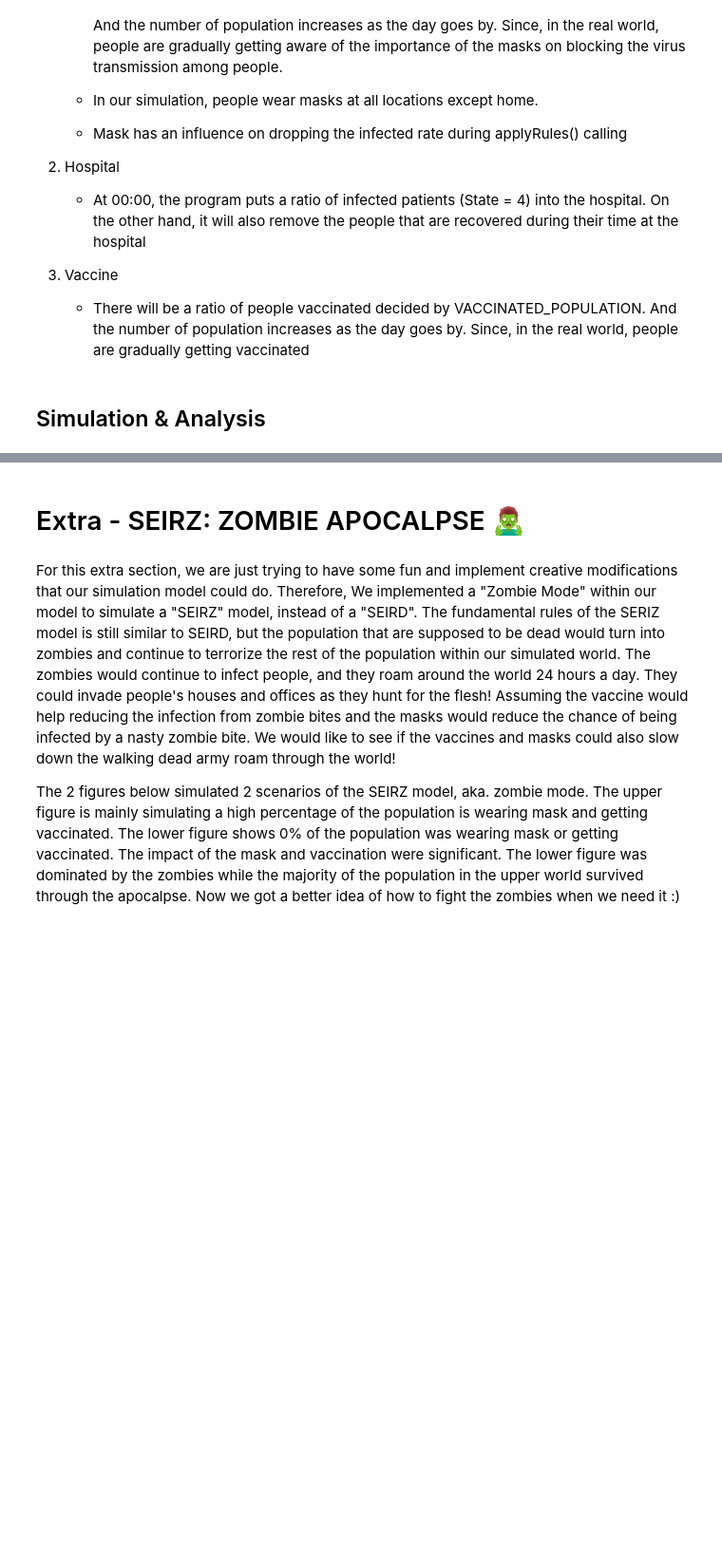
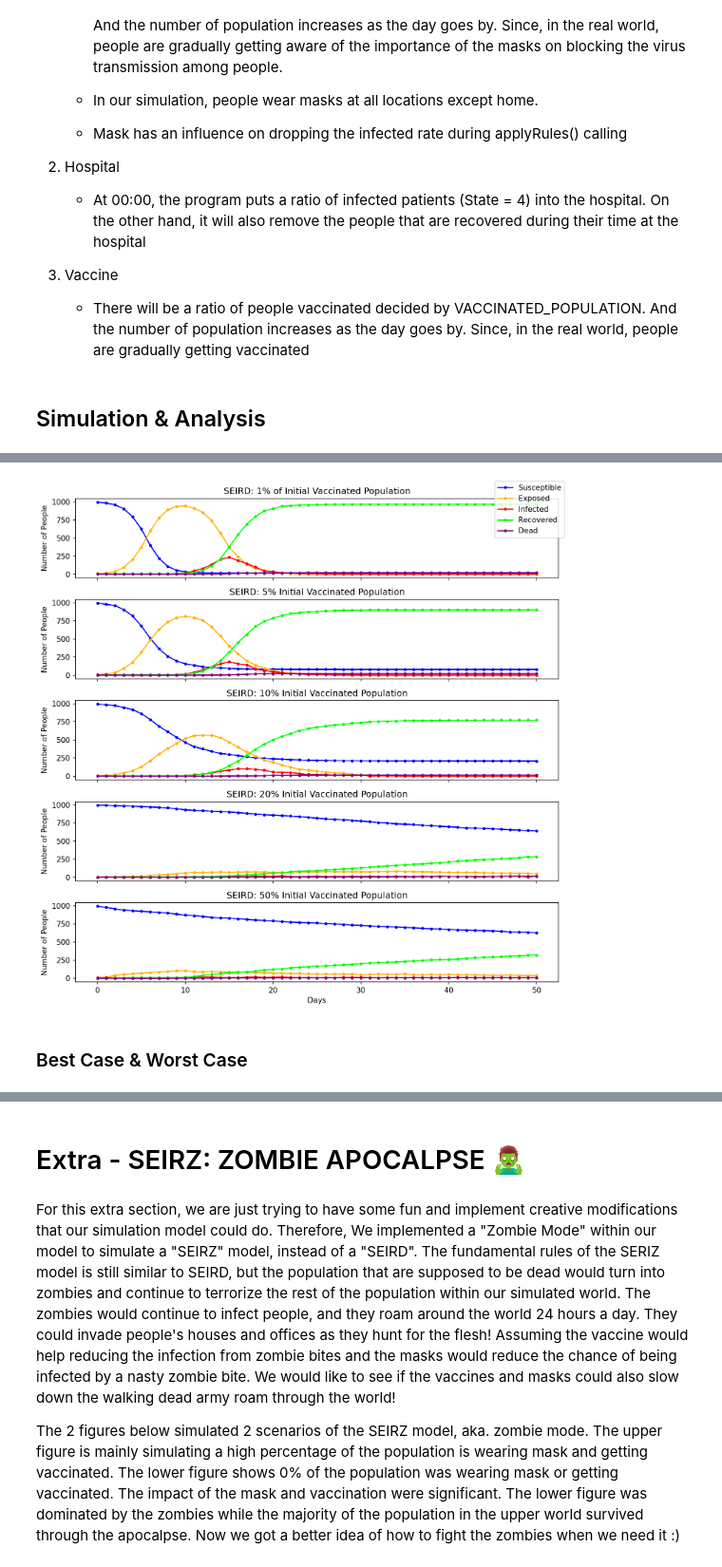
Before and after one commit to pohsienhsu/6730-Covid-Simulation, a Jupyter notebook: src/CSE6730 Final Report - COVID Simulation.ipynb, the cells around one changed output, grey strips where cells are left out. Shown at 95% size. Saved outputs shown, nothing was run; the diff lists cells and outputs as text; code cells hidden in the pictures; blank space fills up the shorter version.

```diff
--- a/src/CSE6730 Final Report - COVID Simulation.ipynb
+++ b/src/CSE6730 Final Report - COVID Simulation.ipynb
@@ -1217,7 +1479,6 @@ from Visualization.Plotting_ABM import *
+# %%
+day = 50
 # %%
-day = 100
-hour = (day+1)*24
-
 """
 ABM constant parameter adjustment
 
@@ -1226,33 +1487,65 @@ INIT_INFECTED=0.005, INFECTION_RATE=0.1, EXPOSED_RATE=0.5, RECOVERY_RATE=0.75,
 SUSCEPTIBLE_RATE=0.1, DEATH_RATE=0.02, WEAR_MASK=0.5, WEAR_MASK_POPULATION=0.5,
 VACCINATED=0.1, VACCINATED_POPULATION=0.5, HOSPITALIZED=0.5, BEFORE_HOSPITAL=14
 """
-
-world1 = ABM(INFECTION_RATE=0.1, EXPOSED_RATE=0.5, DEATH_RATE=0.02,
-             RECOVERY_RATE=0.75, WEAR_MASK_POPULATION=0,
-             VACCINATED_POPULATION=0, HOSPITALIZED=0)
+world1 = ABM(VACCINATED_POPULATION=0.01, HOSPITALIZED=0, WEAR_MASK_POPULATION=0)
 world1.createWorld(num_people=1000)
 
-world2 = ABM(INFECTION_RATE=0.1, EXPOSED_RATE=0.5, DEATH_RATE=0.02,
-             RECOVERY_RATE=0.75, BEFORE_HOSPITAL=14, VACCINATED_POPULATION=0,
-             WEAR_MASK_POPULATION=0)
+world2 = ABM(VACCINATED_POPULATION=0.05, HOSPITALIZED=0, WEAR_MASK_POPULATION=0)
 world2.createWorld(num_people=1000)
 
-world3 = ABM(INFECTION_RATE=0.1, EXPOSED_RATE=0.5, DEATH_RATE=0.02,
-             RECOVERY_RATE=0.75, BEFORE_HOSPITAL=14, VACCINATED_POPULATION=0)
+world3 = ABM(VACCINATED_POPULATION=0.1, HOSPITALIZED=0, WEAR_MASK_POPULATION=0)
 world3.createWorld(num_people=1000)
 
-world4 = ABM(INFECTION_RATE=0.1, EXPOSED_RATE=0.5, DEATH_RATE=0.02,
-             RECOVERY_RATE=0.75, BEFORE_HOSPITAL=14, WEAR_MASK_POPULATION=0.9,
-             VACCINATED_POPULATION=0.1)
+world4 = ABM(VACCINATED_POPULATION=0.2, HOSPITALIZED=0, WEAR_MASK_POPULATION=0)
 world4.createWorld(num_people=1000)
+
+world5 = ABM(VACCINATED_POPULATION=0.5, HOSPITALIZED=0, WEAR_MASK_POPULATION=0)
+world5.createWorld(num_people=1000)
+
+hour = (day+1)*24
 
 for h in range(hour):
     world1.nextGeneration()
     world2.nextGeneration()
     world3.nextGeneration()
     world4.nextGeneration()
+    world5.nextGeneration()
 
-plotCurves_main([world1.modelOutput("No Mask & Vaccine & Hospital"),
-                 world2.modelOutput("Hospitalization"),
-                 world3.modelOutput("Hospitalization & Mask"),
-                 world4.modelOutput("Good Anti-Virus Protection")])
+print(f"""
+1 Percentage of Initial Vaccinated Population
+Highest Exposed Popluation: {max(world1.getE_Arr())} at Day: {world1.getE_Arr().index(max(world1.getE_Arr()))}
+Highest Infected Popluation: {max(world1.getI_Arr())} at Day: {world1.getI_Arr().index(max(world1.getI_Arr()))}
+Ratio of Susceptible Population: %.2f
+""" % ((world1.getS_Arr()[-1]/1000)))
+print(f"""
+5 Percentage of Initial Vaccinated Population
+Highest Exposed Popluation: {max(world2.getE_Arr())} at Day: {world2.getE_Arr().index(max(world2.getE_Arr()))}
+Highest Infected Popluation: {max(world2.getI_Arr())} at Day: {world2.getI_Arr().index(max(world2.getI_Arr()))}
+Ratio of Susceptible Population: %.2f
+""" % ((world2.getS_Arr()[-1]/1000)))
+print(f"""
+10 Percentage of Initial Vaccinated Population
+Highest Exposed Popluation: {max(world3.getE_Arr())} at Day: {world3.getE_Arr().index(max(world3.getE_Arr()))}
+Highest Infected Popluation: {max(world3.getI_Arr())} at Day: {world3.getI_Arr().index(max(world3.getI_Arr()))}
+Ratio of Susceptible Population: %.2f
+""" % ((world3.getS_Arr()[-1]/1000)))
+print(f"""
+20 Percentage of Initial Vaccinated Population
+Highest Exposed Popluation: {max(world4.getE_Arr())} at Day: {world4.getE_Arr().index(max(world4.getE_Arr()))}
+Highest Infected Popluation: {max(world4.getI_Arr())} at Day: {world4.getI_Arr().index(max(world4.getI_Arr()))}
+Ratio of Susceptible Population: %.2f
+""" % ((world4.getS_Arr()[-1]/1000)))
+print(f"""
+50 Percentage of Initial Vaccinated Population
+Highest Exposed Popluation: {max(world5.getE_Arr())} at Day: {world5.getE_Arr().index(max(world5.getE_Arr()))}
+Highest Infected Popluation: {max(world5.getI_Arr())} at Day: {world5.getI_Arr().index(max(world5.getI_Arr()))}
+Ratio of Susceptible Population: %.2f
+""" % ((world5.getS_Arr()[-1]/1000)))
+
+
+plotCurves_main([world1.modelOutput("1% of Initial Vaccinated Population"),
+                 world2.modelOutput("5% Initial Vaccinated Population"),
+                 world3.modelOutput("10% Initial Vaccinated Population"),
+                 world4.modelOutput("20% Initial Vaccinated Population"),
+                 world5.modelOutput("50% Initial Vaccinated Population")])
+# %% [output]
@@ -1258,0 +1569,3 @@ plotCurves_main([world1.modelOutput("No Mask & Vaccine & Hospital"),
+[figure, added]
+# %% [markdown]
+### Best Case & Worst Case
```
Also changed, not shown: parts of 32 cells of this notebook.
